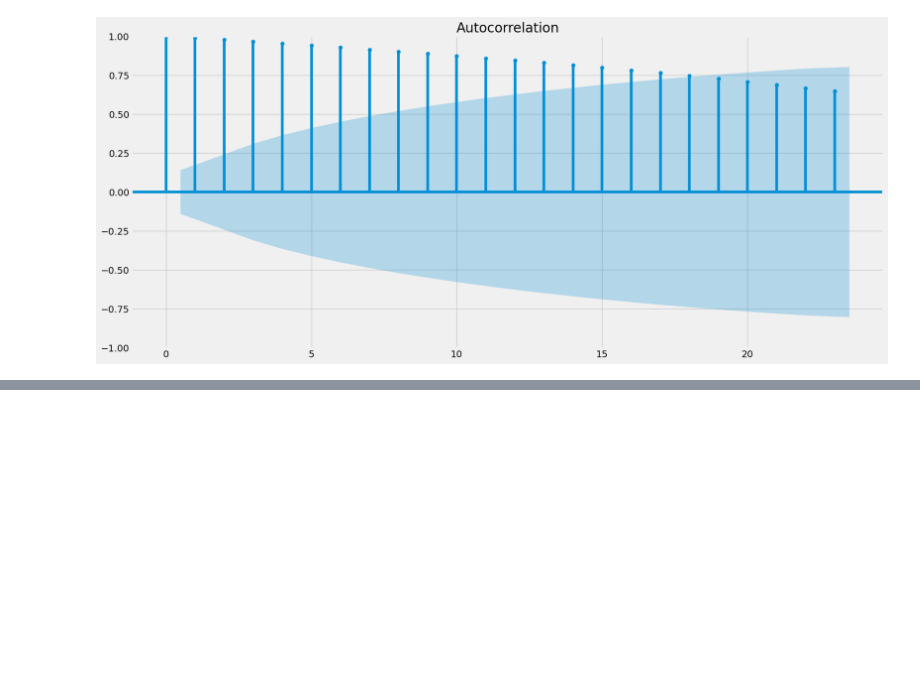
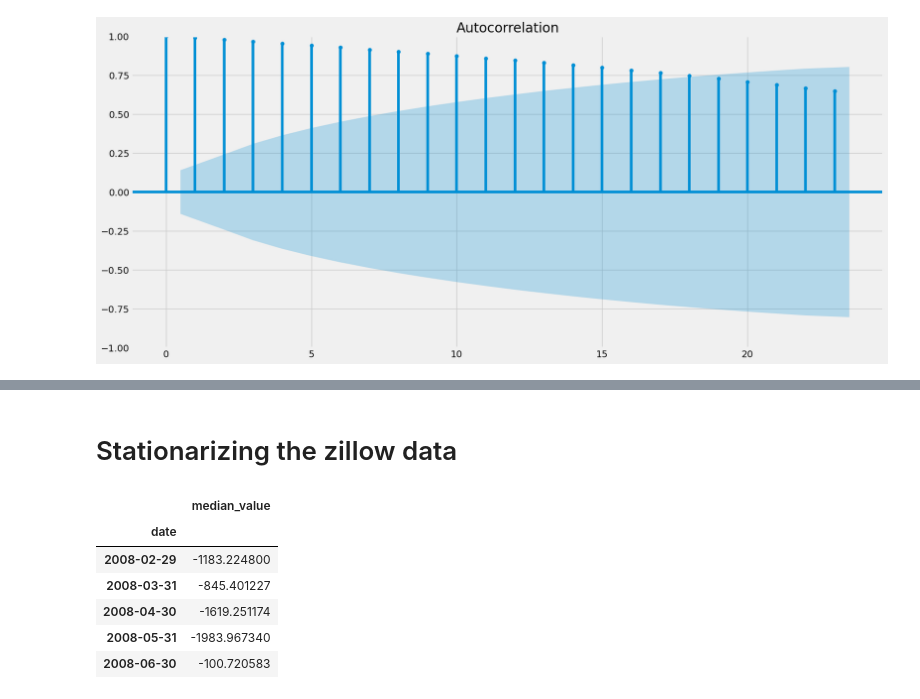
Before and after one commit to GrimlyScarlett/Denver-Airbnb-Analysis, a Jupyter notebook: Scripts/6.6 BNB Sourcing and analyzing time-series data.ipynb, the cells around one changed output, grey strips where cells are left out. Saved outputs shown, nothing was run; the diff lists cells and outputs as text; code cells hidden in the pictures; blank space fills up the shorter version.

```diff
--- a/Scripts/6.6 BNB Sourcing and analyzing time-series data.ipynb
+++ b/Scripts/6.6 BNB Sourcing and analyzing time-series data.ipynb
@@ -346,0 +355,2 @@ plt.show()
+# %% [markdown]
+# Stationarizing the zillow data
@@ -346,0 +363,10 @@ plt.show()
+# %%
+data_diff.head()
+# %% [output]
+|  | median_value |
+| date |  |
+| 2008-02-29 | -1183.224800 |
+| 2008-03-31 | -845.401227 |
+| 2008-04-30 | -1619.251174 |
+| 2008-05-31 | -1983.967340 |
+| 2008-06-30 | -100.720583 |
```
Also changed, not shown: parts of 15 cells of this notebook.
